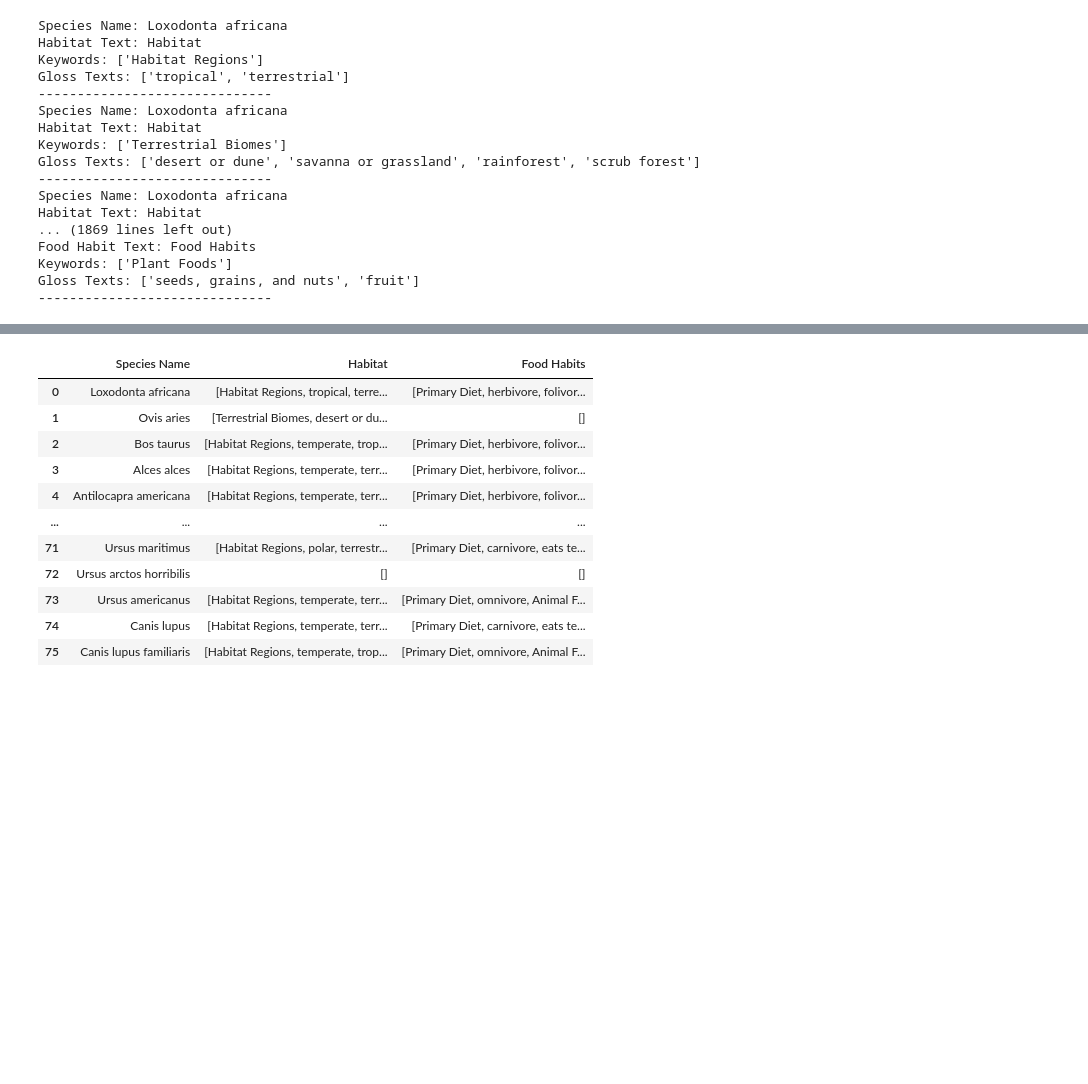
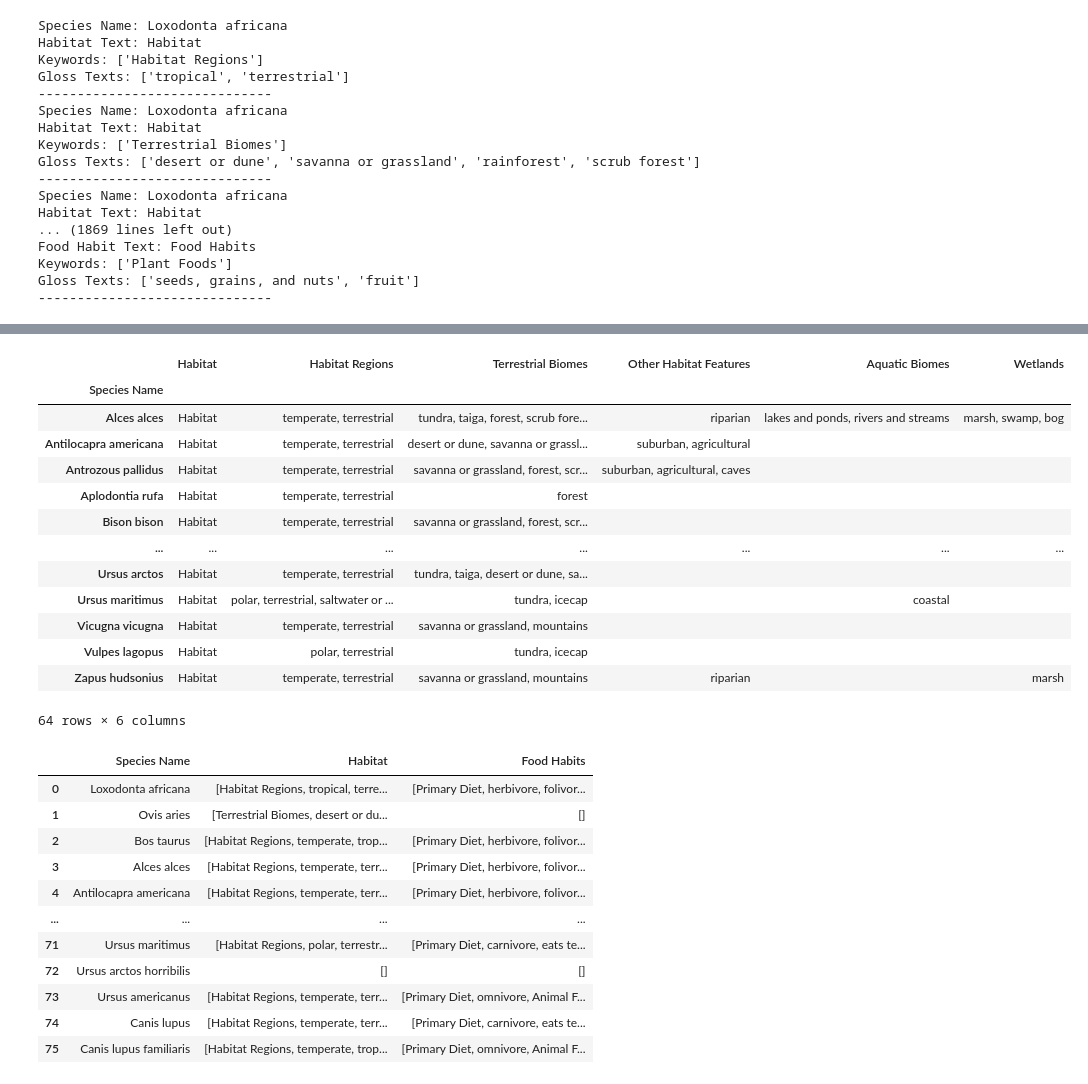
Before and after one commit to ademb2/projects, a Jupyter notebook: scraping1.ipynb, the cells around one changed output, grey strips where cells are left out. Saved outputs shown, nothing was run; the diff lists cells and outputs as text; code cells hidden in the pictures; blank space fills up the shorter version.

```diff
--- a/scraping1.ipynb
+++ b/scraping1.ipynb
@@ -479,0 +498,18 @@ ValueError: cannot set a row with mismatched columns
+# %%
+result_df = df = df.groupby('Species Name').agg(lambda x: ', '.join(y for y in x.dropna().unique()))
+result_df
+# %% [output]
+|  | Habitat | Habitat Regions | Terrestrial Biomes | Other Habitat Features | Aquatic Biomes | Wetlands |
+| Species Name |  |  |  |  |  |  |
+| Alces alces | Habitat | temperate, terrestrial | tundra, taiga, forest, scrub fore... | riparian | lakes and ponds, rivers and streams | marsh, swamp, bog |
+| Antilocapra americana | Habitat | temperate, terrestrial | desert or dune, savanna or grassl... | suburban, agricultural |  |  |
+| Antrozous pallidus | Habitat | temperate, terrestrial | savanna or grassland, forest, scr... | suburban, agricultural, caves |  |  |
+| Aplodontia rufa | Habitat | temperate, terrestrial | forest |  |  |  |
+| Bison bison | Habitat | temperate, terrestrial | savanna or grassland, forest, scr... |  |  |  |
+| ... | ... | ... | ... | ... | ... | ... |
+| Ursus arctos | Habitat | temperate, terrestrial | tundra, taiga, desert or dune, sa... |  |  |  |
+| Ursus maritimus | Habitat | polar, terrestrial, saltwater or ... | tundra, icecap |  | coastal |  |
+| Vicugna vicugna | Habitat | temperate, terrestrial | savanna or grassland, mountains |  |  |  |
+| Vulpes lagopus | Habitat | polar, terrestrial | tundra, icecap |  |  |  |
+| Zapus hudsonius | Habitat | temperate, terrestrial | savanna or grassland, mountains | riparian |  | marsh |
+64 rows × 6 columns
```
Also changed, not shown: parts of 7 cells of this notebook.
